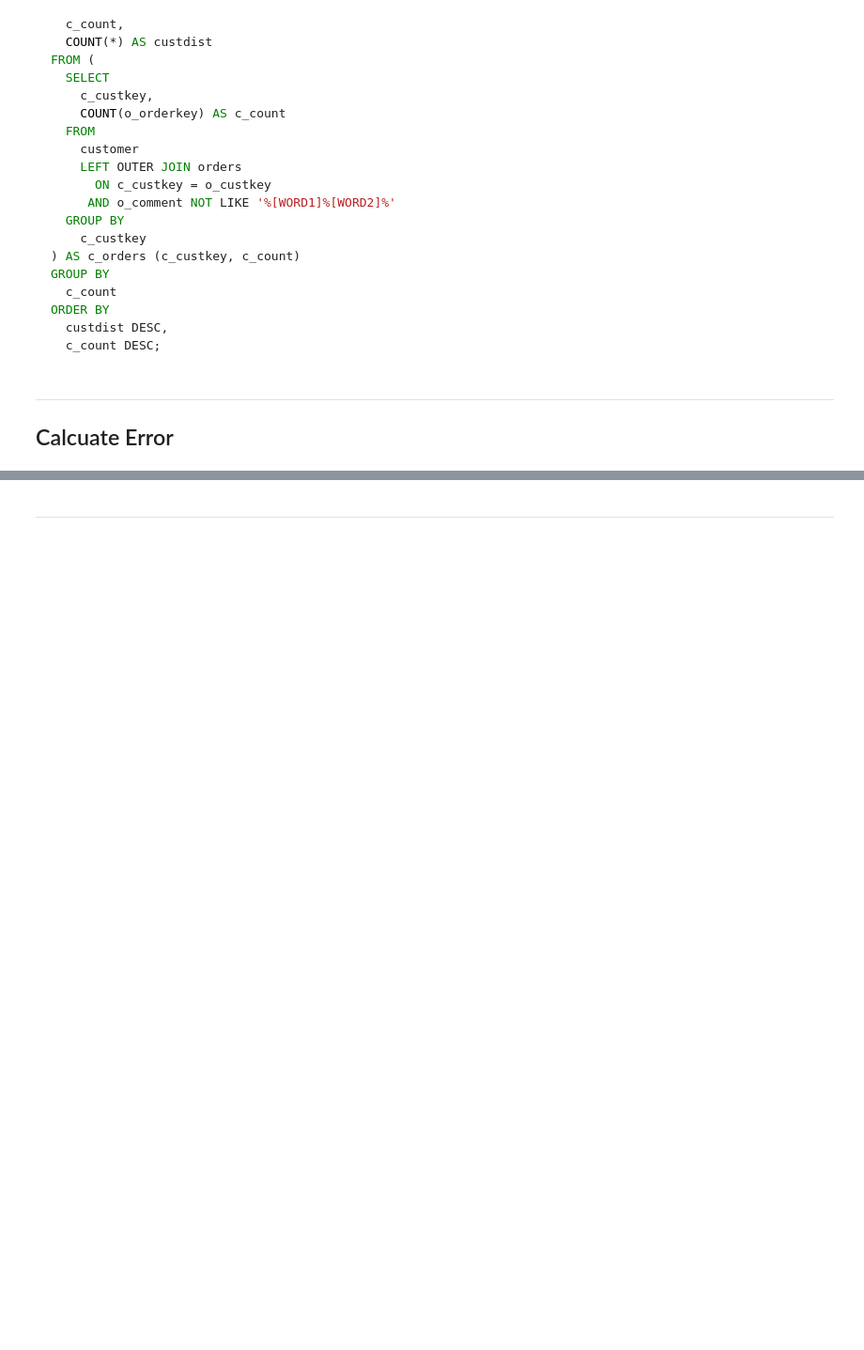
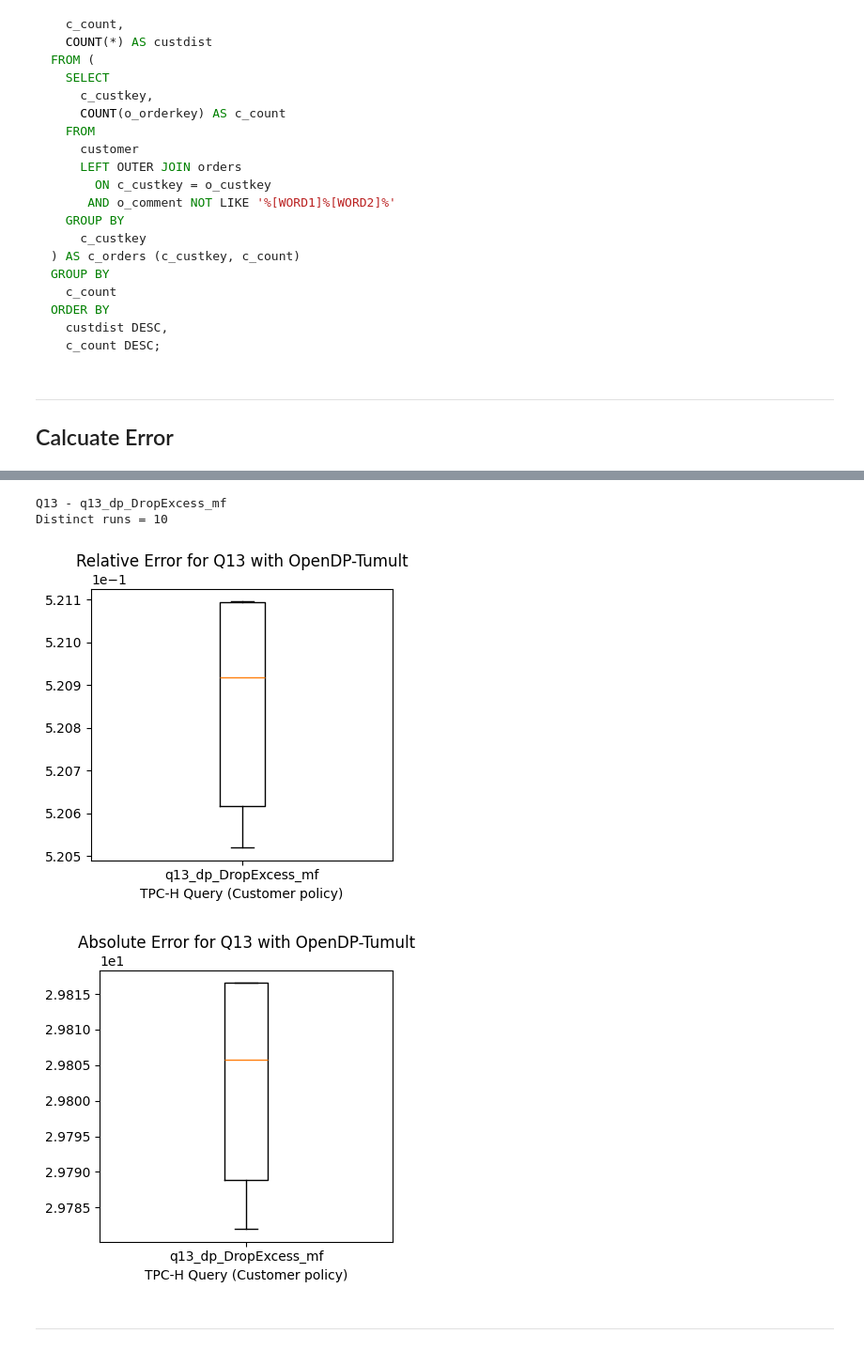
Before and after one commit to casciand/dp4sql, a Jupyter notebook: results/tpch-opendp_tmlt/privateSQL_tpch_eval_customer_policy.ipynb, the cells around one changed output, grey strips where cells are left out. Shown at 94% size. Drawn from its saved outputs; the diff is of its cells as text; code cells hidden in the pictures; blank space fills up the shorter version.

```diff
--- a/results/tpch-opendp_tmlt/privateSQL_tpch_eval_customer_policy.ipynb
+++ b/results/tpch-opendp_tmlt/privateSQL_tpch_eval_customer_policy.ipynb
@@ -218,0 +331,6 @@ for t in TABLES:
+# %%
+lineitem_mf = get_lineitem_mf()
+print("Lineitem max frequency (mf) per customer:", lineitem_mf)
+
+orders_mf = max_group_count(spark, table="orders", key_col="o_custkey")[1]
+print("Orders max frequency (mf) per customer:", orders_mf)
@@ -345,9 +469,10 @@ Schema for table: nation
 +----------+---------+---------+------------+----------+---------------+----------+-----+------------+------------+----------+------------+-------------+-----------------+----------+------------------ ...
 only showing top 5 rows
 # %%
-def query_dp_eval(eps: PureDPBudget, session: Session, query_num, query_dp_run, num_runs: int = 1, start_run: int = 0):
+def query_dp_eval(eps: PureDPBudget, query_num, query_dp_run, num_runs: int = 1, start_run: int = 0):
   for run in range(start_run,num_runs):
-    print(f"Running Q1 DP run {run+1}/{num_runs} with epsilon={eps.epsilon}...")
+    print(f"Running {query_num} DP run {run+1}/{num_runs} with epsilon={eps.epsilon}...")
+    session = initialize_session()
     runx = query_dp_run(eps, session)
 
     output_file = f"./output/{OUTPUT}/q{query_num}/q{query_num}_dp_result_eps_{eps.epsilon}_runs_{run+1}_csv"
@@ -747,13 +706,11 @@ def q13_dp_DropNonUnique_run(eps: PureDPBudget, session: Session):
 
     return dp_result
 # %%
-for run in [1000]:
+for run in [10]:
     eps = PureDPBudget(1)
-    query_dp_eval(eps, session, query_num="1", query_dp_run=q1_dp_run, num_runs=run)
-    query_dp_eval(eps, session, query_num="4_dp_DropExcess_1", query_dp_run=q4_dp_DropExcess_1_run, num_runs=run)
-    query_dp_eval(eps, session, query_num="4_dp_DropNonUnique", query_dp_run=q4_dp_DropNonUnique_run, num_runs=run)
-    query_dp_eval(eps, session, query_num="13_dp_DropExcess_1", query_dp_run=q13_dp_DropExcess_1_run, num_runs=run)
-    query_dp_eval(eps, session, query_num="13_dp_DropNonUnique_run", query_dp_run=q13_dp_DropNonUnique_run, num_runs=run)
+    #query_dp_eval(eps, query_num="13_dp_DropExcess_1", query_dp_run=q13_dp_DropExcess_1_run, num_runs=run)
+    query_dp_eval(eps, query_num="13_dp_DropExcess_mf", query_dp_run=q13_dp_DropExcess_mf_run, num_runs=run)
+    #query_dp_eval(eps, query_num="13_dp_DropNonUnique", query_dp_run=q13_dp_DropNonUnique_run, num_runs=run)
 # %% [markdown]
 ***
 ## Calcuate Error
@@ -1266,3 +901,14 @@ Distinct runs = 1000
+# %%
+x = q13_calculate_errors(OUTPUT, test_case="q13_dp_DropExcess_1")
+tpch_query_results["q13_dp_DropExcess_1"] = x
+# %%
+x = q13_calculate_errors(OUTPUT, test_case="q13_dp_DropExcess_mf")
+tpch_query_results["q13_dp_DropExcess_mf"] = x
+# %% [output]
+Q13 - q13_dp_DropExcess_mf
+Distinct runs = 10
+[figure, added]
+[figure, added]
 # %% [markdown]
 ***
 # %%
```
Also changed, not shown: parts of 19 cells of this notebook, 2 other files.
